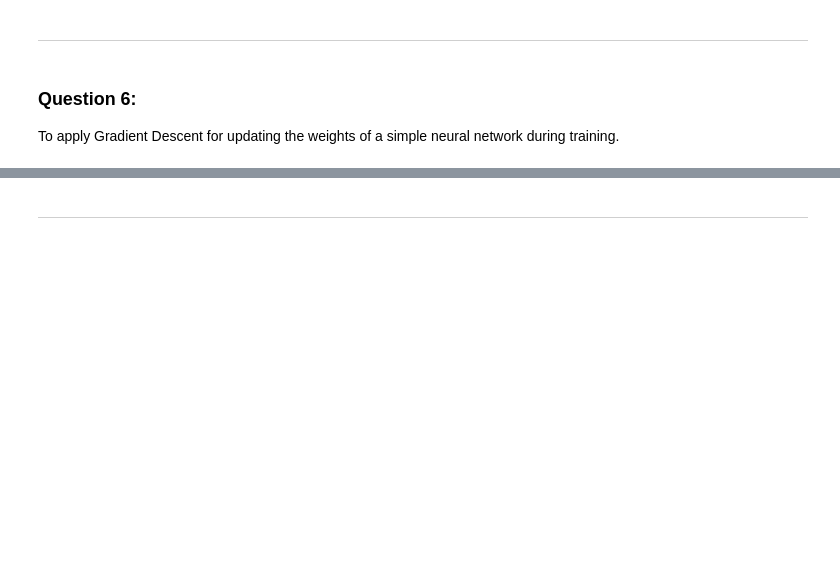
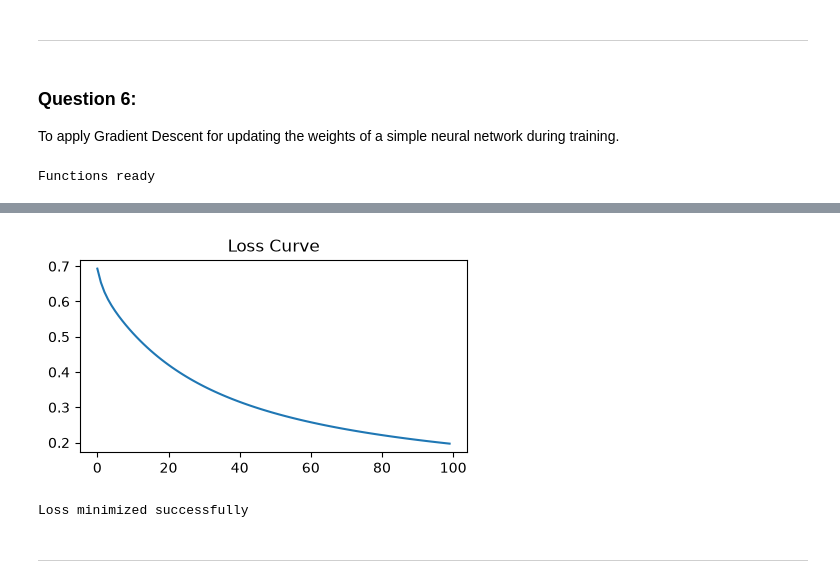
Before and after one commit to MithunKumarRajak/Soft-Computing-Practicals, a Jupyter notebook: Assignment-2/SC_Assignment_2.ipynb, the cells around one changed output, grey strips where cells are left out. Drawn from its saved outputs; the diff is of its cells as text; code cells hidden in the pictures; blank space fills up the shorter version.

```diff
--- a/Assignment-2/SC_Assignment_2.ipynb
+++ b/Assignment-2/SC_Assignment_2.ipynb
@@ -266,29 +270,32 @@ def sigmoid(z): return 1 / (1 + np.exp(-z))
 def compute_loss(y_true, y_pred):
     return -np.mean(y_true * np.log(y_pred + 1e-9) + (1-y_true) * np.log(1-y_pred + 1e-9))
 
-print("[Q6] Functions ready")
+print("Functions ready")
+# %% [output]
+Functions ready
 # %%
 # Train single neuron using Gradient Descent
-X_q6 = np.array([0.1, 0.3, 0.6, 0.8, 1.2, 1.5, 1.8, 2.0])
-y_q6 = np.array([0, 0, 0, 0, 1, 1, 1, 1], dtype=float)
+X_data = np.array([0.1, 0.3, 0.6, 0.8, 1.2, 1.5, 1.8, 2.0])
+y_data = np.array([0, 0, 0, 0, 1, 1, 1, 1], dtype=float)
 w, b, lr = 0.0, 0.0, 0.5
 losses = []
 
 for epoch in range(100):
-    z = w * X_q6 + b
+    z = w * X_data + b
     y_p = sigmoid(z)
-    losses.append(compute_loss(y_q6, y_p))
-    dz = y_p - y_q6
-    w -= lr * np.mean(dz * X_q6)
+    losses.append(compute_loss(y_data, y_p))
+    dz = y_p - y_data
+    w -= lr * np.mean(dz * X_data)
     b -= lr * np.mean(dz)
 
 # Print loss reduction and learned parameters
-print(f"[Q6] Loss: {losses[0]:.4f} -> {losses[-1]:.4f}")
-print(f"[Q6] w: {w:.4f}, b: {b:.4f}")
+print(f"Loss: {losses[0]:.4f} -> {losses[-1]:.4f}")
+print(f"w: {w:.4f}, b: {b:.4f}")
 
 # Plot loss convergence curve
 plt.figure(figsize=(5, 2.5))
 plt.plot(losses)
 plt.title("Loss Curve")
 plt.show()
-print("[Q6] Loss minimized successfully")
+print("Loss minimized successfully")
+# %% [output]
@@ -295,3 +304,5 @@ print("[Q6] Loss minimized successfully")
+[figure, added]
+Loss minimized successfully
 # %% [markdown]
 ---
 # %% [markdown]
```
Also changed, not shown: parts of 25 cells of this notebook.
